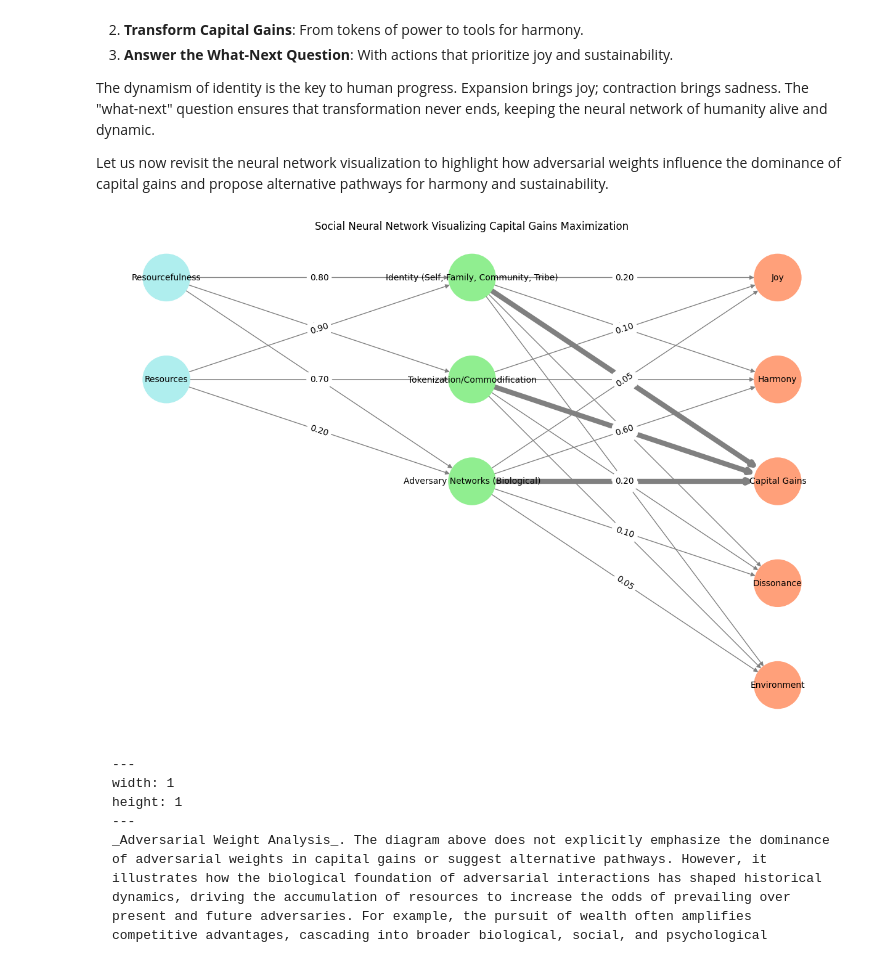
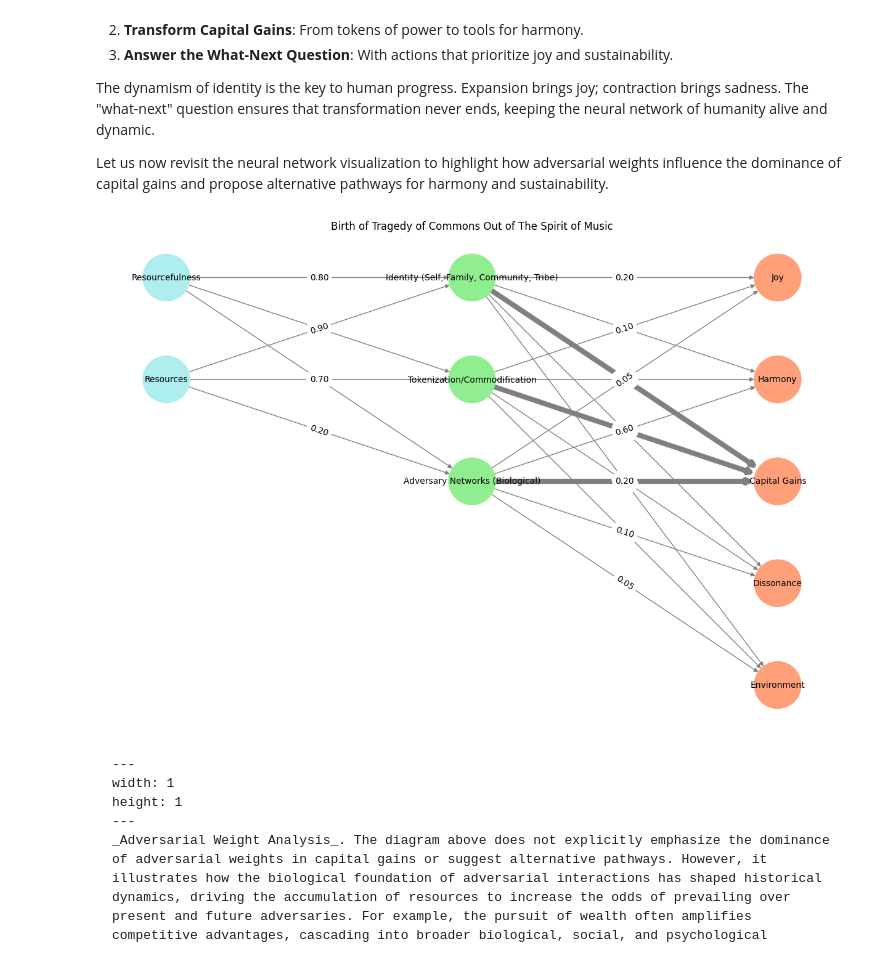
Before and after one commit to abikesa/jordanpeterson, a Jupyter notebook: kitabo/ensi/_build/jupyter_execute/act2/chapter2.ipynb, the cells around one changed output. Cells and saved outputs as stored; diff of their text form; code cells hidden in the pictures.

Commit message:
birth of tragedy of commons out of the spirit of music

````diff
--- a/kitabo/ensi/_build/jupyter_execute/act2/chapter2.ipynb
+++ b/kitabo/ensi/_build/jupyter_execute/act2/chapter2.ipynb
@@ -125,35 +125,35 @@ def visualize_nn(layers, weights):
     for i, in_node in enumerate(layers['Input']):
         for j, hid_node in enumerate(layers['Hidden']):
             G.add_edge(in_node, hid_node, weight=weights['Input-Hidden'][i, j])
 
     for i, hid_node in enumerate(layers['Hidden']):
         for j, out_node in enumerate(layers['Output']):
             # Adjust thickness for specific edges
             if hid_node == "Identity (Self, Family, Community, Tribe)" and out_node == "Capital Gains":
                 width = 6
             elif hid_node == "Tokenization/Commodification" and out_node == "Capital Gains":
                 width = 6
             elif hid_node == "Adversary Networks (Biological)" and out_node == "Capital Gains":
                 width = 6
             else:
                 width = 1
             G.add_edge(hid_node, out_node, weight=weights['Hidden-Output'][i, j], width=width)
 
     # Draw the graph
     plt.figure(figsize=(12, 8))
     edge_labels = nx.get_edge_attributes(G, 'weight')
     widths = [G[u][v]['width'] if 'width' in G[u][v] else 1 for u, v in G.edges()]
     nx.draw(
         G, pos, with_labels=True, node_color=node_colors, edge_color='gray',
         node_size=3000, font_size=10, width=widths
     )
     nx.draw_networkx_edge_labels(G, pos, edge_labels={k: f'{v:.2f}' for k, v in edge_labels.items()})
-    plt.title("Social Neural Network Visualizing Capital Gains Maximization")
+    plt.title("Birth of Tragedy of Commons Out of The Spirit of Music")
     plt.show()
 
 visualize_nn(layers, weights)
 # %% [output]
-[figure, old version]
+[figure, new version]
 # %% [markdown]
 ```{figure} ../figures/blanche.*
 ---
````
Also changed, not shown: 36 other files.
